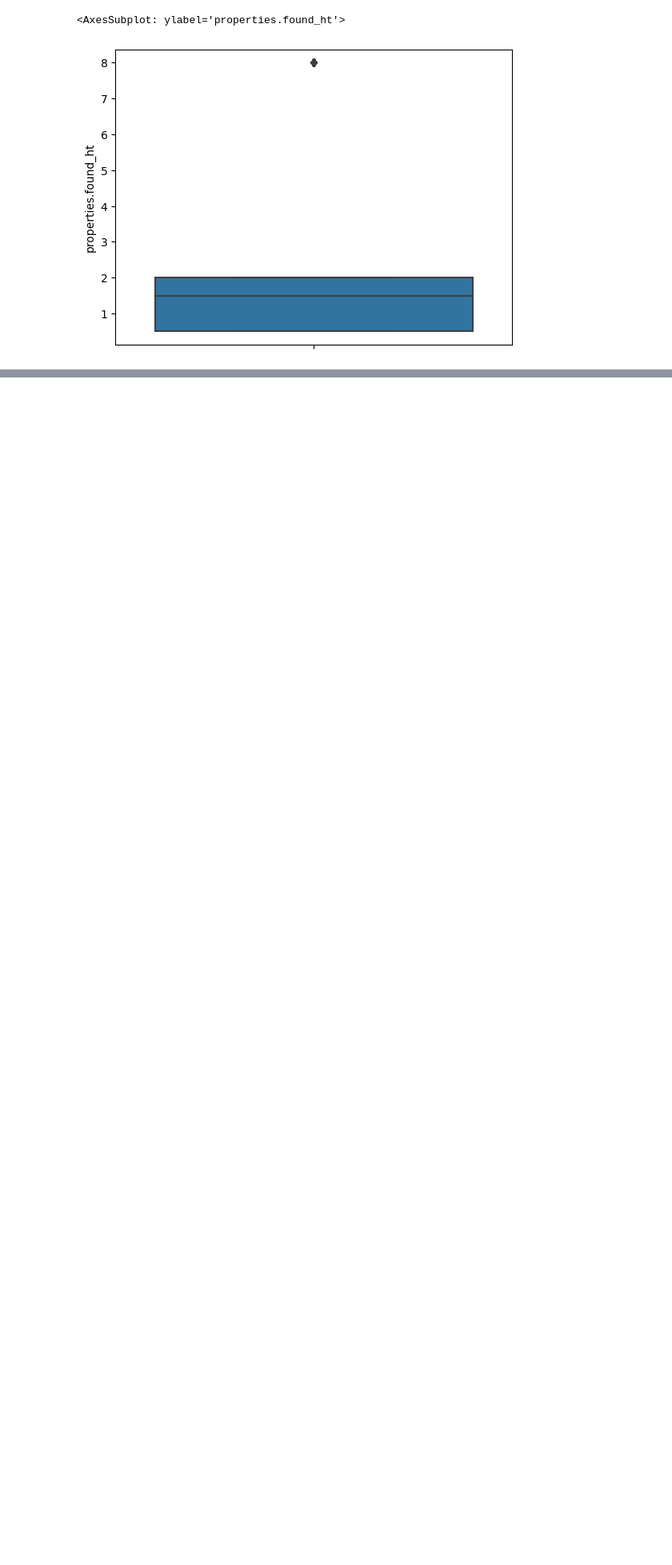
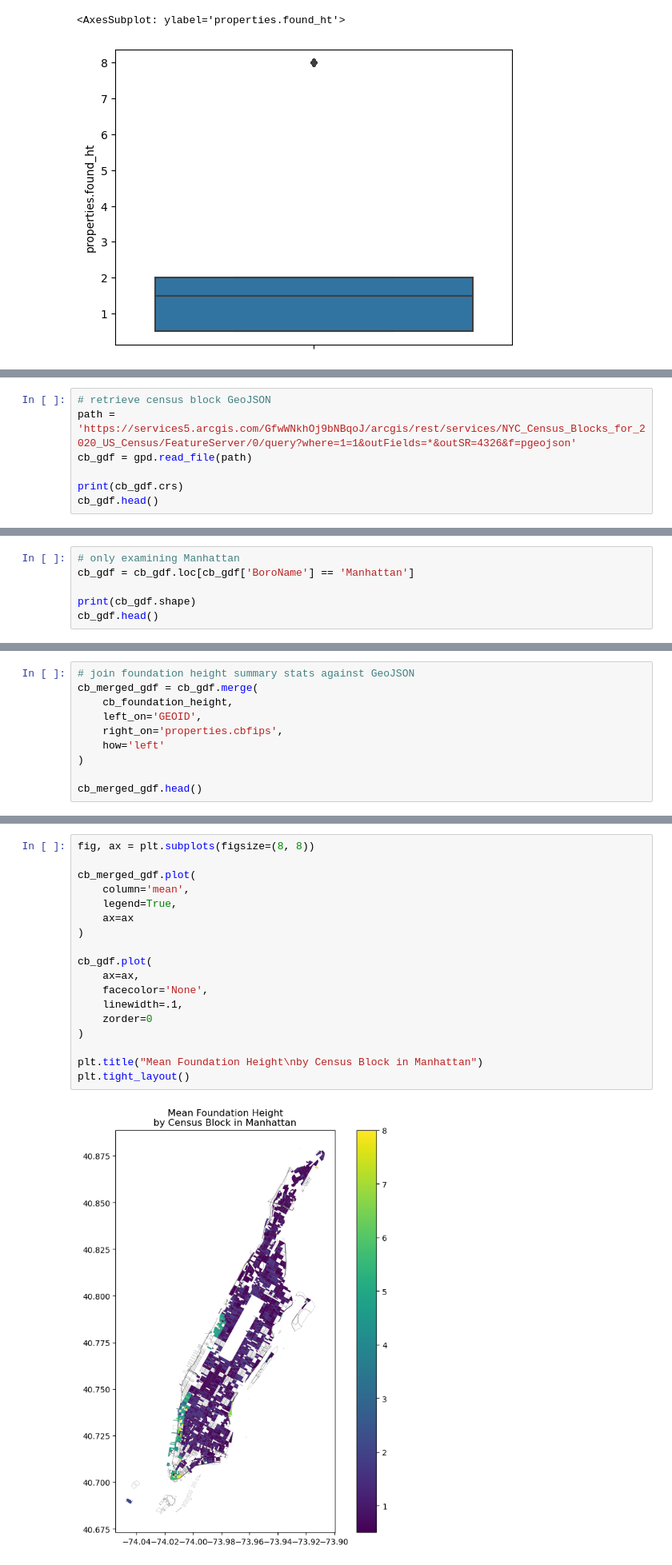
Before and after one commit to mebauer/national-structure-inventory-examples, a Jupyter notebook: analysis-examples.ipynb, the cells around one changed output, grey strips where cells are left out. Shown at 80% size. Drawn from its saved outputs; the diff is of its cells as text; blank space fills up the shorter version.

Commit message:
add maps by census block

```diff
--- a/analysis-examples.ipynb
+++ b/analysis-examples.ipynb
@@ -491,0 +517,7 @@ sns.boxplot(
+# %%
+# retrieve census block GeoJSON
+path = 'https://services5.arcgis.com/GfwWNkhOj9bNBqoJ/arcgis/rest/services/NYC_Census_Blocks_for_2020_US_Census/FeatureServer/0/query?where=1=1&outFields=*&outSR=4326&f=pgeojson'
+cb_gdf = gpd.read_file(path)
+
+print(cb_gdf.crs)
+cb_gdf.head()
@@ -491,0 +532,6 @@ sns.boxplot(
+# %%
+# only examining Manhattan
+cb_gdf = cb_gdf.loc[cb_gdf['BoroName'] == 'Manhattan']
+
+print(cb_gdf.shape)
+cb_gdf.head()
@@ -491,0 +546,10 @@ sns.boxplot(
+# %%
+# join foundation height summary stats against GeoJSON
+cb_merged_gdf = cb_gdf.merge(
+    cb_foundation_height,
+    left_on='GEOID',
+    right_on='properties.cbfips',
+    how='left'
+)
+
+cb_merged_gdf.head()
@@ -491,0 +568,20 @@ sns.boxplot(
+# %%
+fig, ax = plt.subplots(figsize=(8, 8))
+
+cb_merged_gdf.plot(
+    column='mean',
+    legend=True,
+    ax=ax
+)
+
+cb_gdf.plot(
+    ax=ax,
+    facecolor='None',
+    linewidth=.1,
+    zorder=0
+)
+
+plt.title("Mean Foundation Height\nby Census Block in Manhattan")
+plt.tight_layout()
+# %% [output]
+[figure, added]
```
Also changed, not shown: parts of 25 cells of this notebook.
